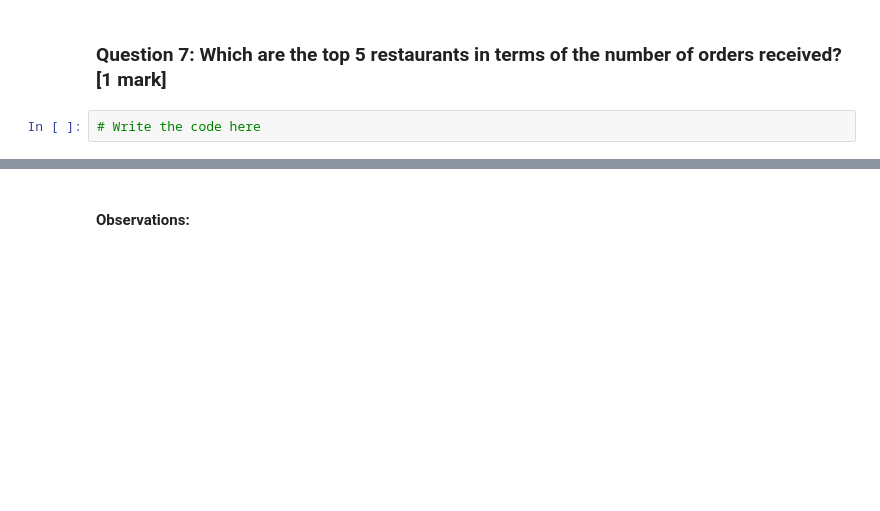
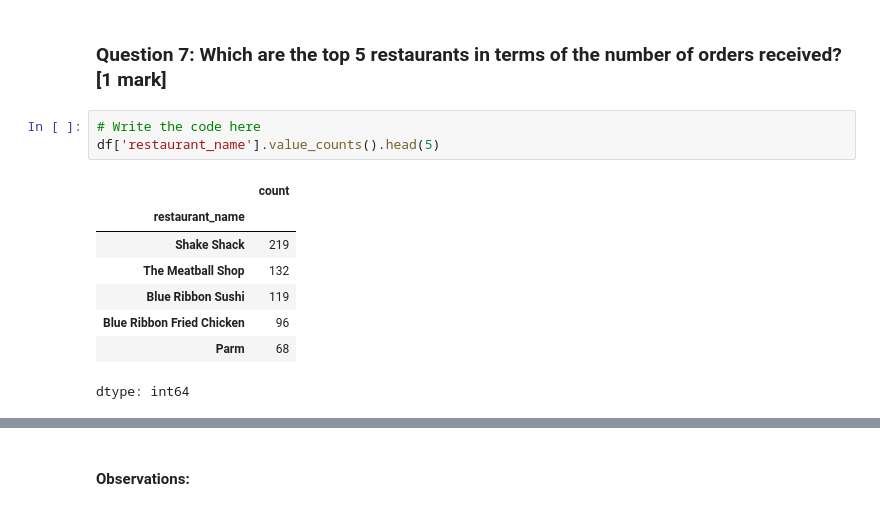
Before and after one commit to SudipKundu2023/Greatlearning, a Jupyter notebook: FoodHubUsecase/PYF_Project_Learner_Notebook_Full_Code.ipynb, the cells around one changed output, grey strips where cells are left out. Saved outputs shown, nothing was run; the diff lists cells and outputs as text; blank space fills up the shorter version.

```diff
--- a/FoodHubUsecase/PYF_Project_Learner_Notebook_Full_Code.ipynb
+++ b/FoodHubUsecase/PYF_Project_Learner_Notebook_Full_Code.ipynb
@@ -246,3 +246,13 @@ sns.boxplot(data=df,x='delivery_time',color='black')
 ### **Question 7**: Which are the top 5 restaurants in terms of the number of orders received? [1 mark]
 # %%
 # Write the code here
+df['restaurant_name'].value_counts().head(5)
+# %% [output]
+|  | count |
+| restaurant_name |  |
+| Shake Shack | 219 |
+| The Meatball Shop | 132 |
+| Blue Ribbon Sushi | 119 |
+| Blue Ribbon Fried Chicken | 96 |
+| Parm | 68 |
+dtype: int64
```
Also changed, not shown: parts of 3 cells of this notebook.
